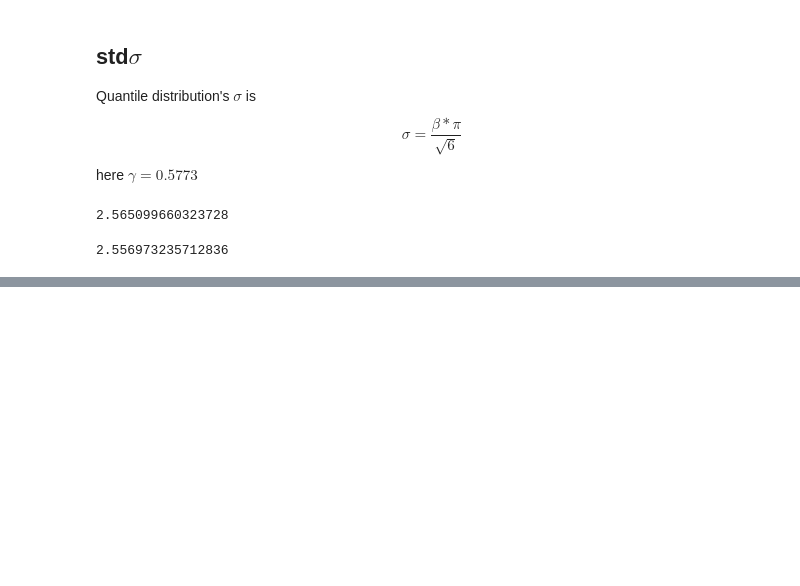
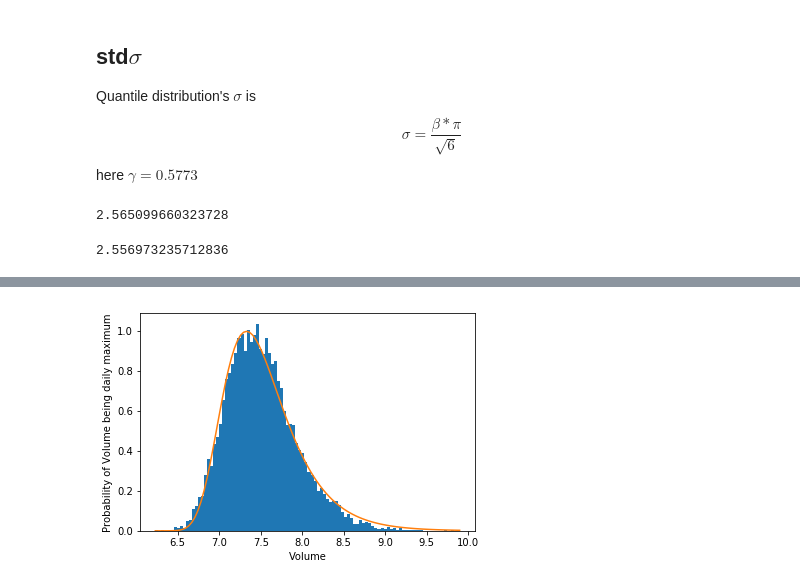
Before and after one commit to ThomasMrY/ThomasNotes, a Jupyter notebook: Gumbel distribution learning.ipynb, the cells around one changed output, grey strips where cells are left out. Cells and saved outputs as stored; diff of their text form; code cells hidden in the pictures; blank space fills up the shorter version.

Commit message:
add images

```diff
--- a/Gumbel distribution learning.ipynb
+++ b/Gumbel distribution learning.ipynb
@@ -98,0 +157,30 @@ np.std(q)
+# %%
+from scipy.optimize import curve_fit
+import numpy as np
+import matplotlib.pyplot as plt
+mean_hunger = 5
+samples_per_day = 100
+n_days = 10000
+samples = np.random.normal(loc=mean_hunger, size=(n_days, samples_per_day))
+daily_maxes = np.max(samples, axis=1)
+
+def gumbel_pdf(prob,loc,scale):
+    z = (prob-loc)/scale
+    return np.exp(-z-np.exp(-z))/scale
+
+def plot_maxes(daily_maxes):
+    probs,hungers,_=plt.hist(daily_maxes,density=True,bins=100)
+    plt.xlabel('Volume')
+    plt.ylabel('Probability of Volume being daily maximum')
+    (loc,scale),_=curve_fit(gumbel_pdf,hungers[:-1],probs)
+    #curve_fit用于曲线拟合
+    #接受需要拟合的函数（函数的第一个参数是输入，后面的是要拟合的函数的参数）、输入数据、输出数据
+    #返回的是函数需要拟合的参数
+    # https://blog.csdn.net/guduruyu/article/details/70313176
+    plt.plot(hungers,gumbel_pdf(hungers,loc,scale))
+
+plt.figure()
+plot_maxes(daily_maxes)
+plt.show()
+# %% [output]
+[figure, added]
```
Also changed, not shown: parts of 7 cells of this notebook, 3 other files.
